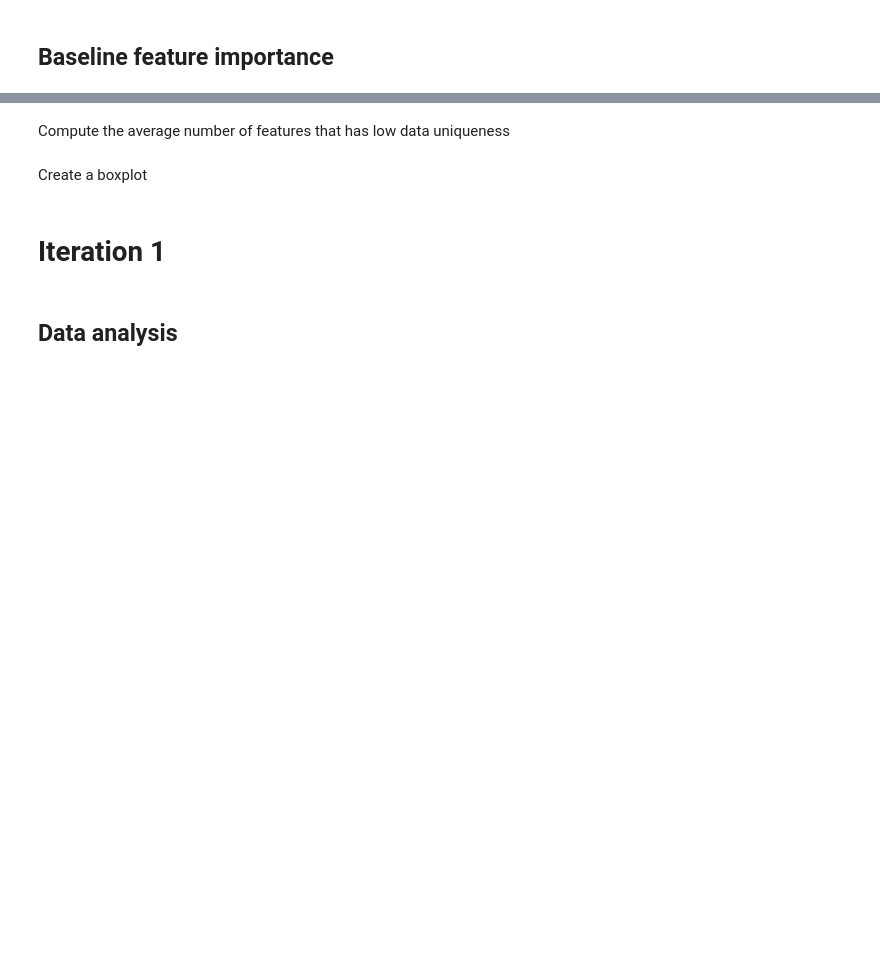
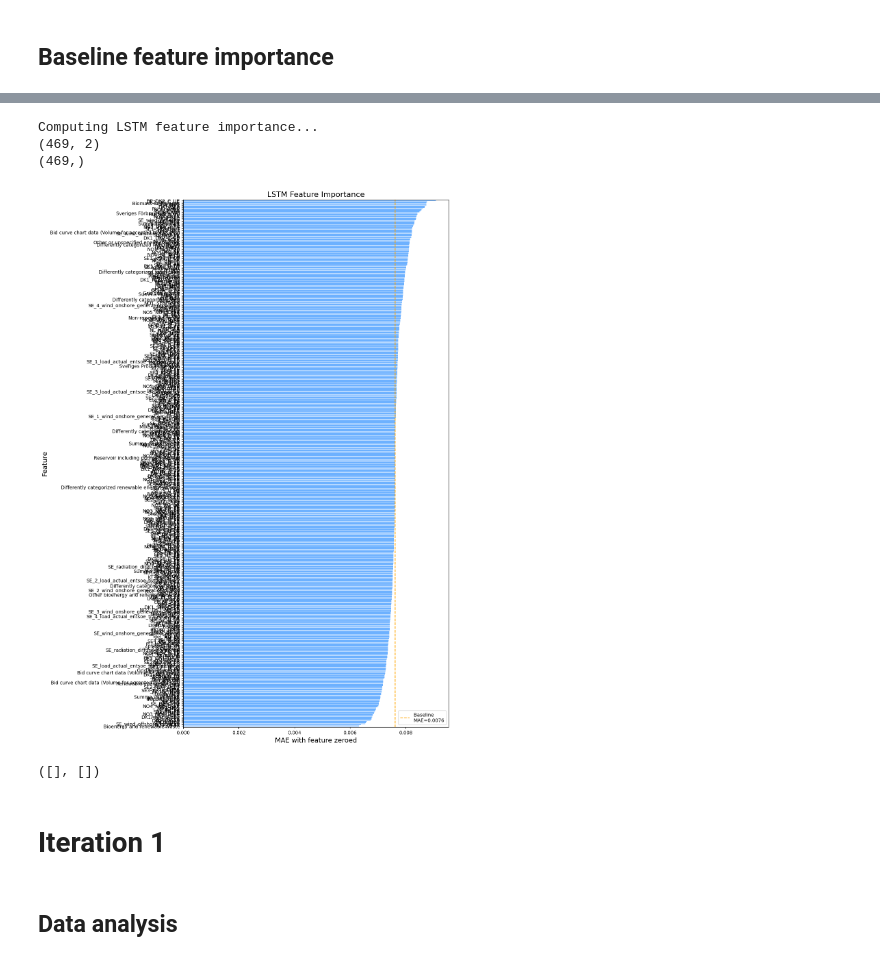
Before and after one commit to albinjanzen/masterthesis, a Jupyter notebook: Master Thesis Code.ipynb, the cells around one changed output, grey strips where cells are left out. Saved outputs shown, nothing was run; the diff lists cells and outputs as text; code cells hidden in the pictures; blank space fills up the shorter version.

```diff
--- a/Master Thesis Code.ipynb
+++ b/Master Thesis Code.ipynb
@@ -297,2 +378,0 @@ plt.show()
-# %% [markdown]
-Compute the average number of features that has low data uniqueness
@@ -308,2 +378,0 @@ def unique_average(data, n=25000):
-# %% [markdown]
-Create a boxplot
@@ -331,3 +379,12 @@ def run_analysis_suite(data, columns, n=25000):
+# %%
+baseline_mae, n_cols = feature_importance(model, X_val, y_val, df, batch_size, 'baseline')
+feature_cutoff(df, baseline_mae, n_cols, 'baseline', cutoff = 0, prime = 0)
+# %% [output]
+Computing LSTM feature importance...
+(469, 2)
+(469,)
+[figure, added]
+([], [])
 # %% [markdown]
 # Iteration 1
 # %% [markdown]
```
Also changed, not shown: parts of 29 cells of this notebook, 3 other files.
